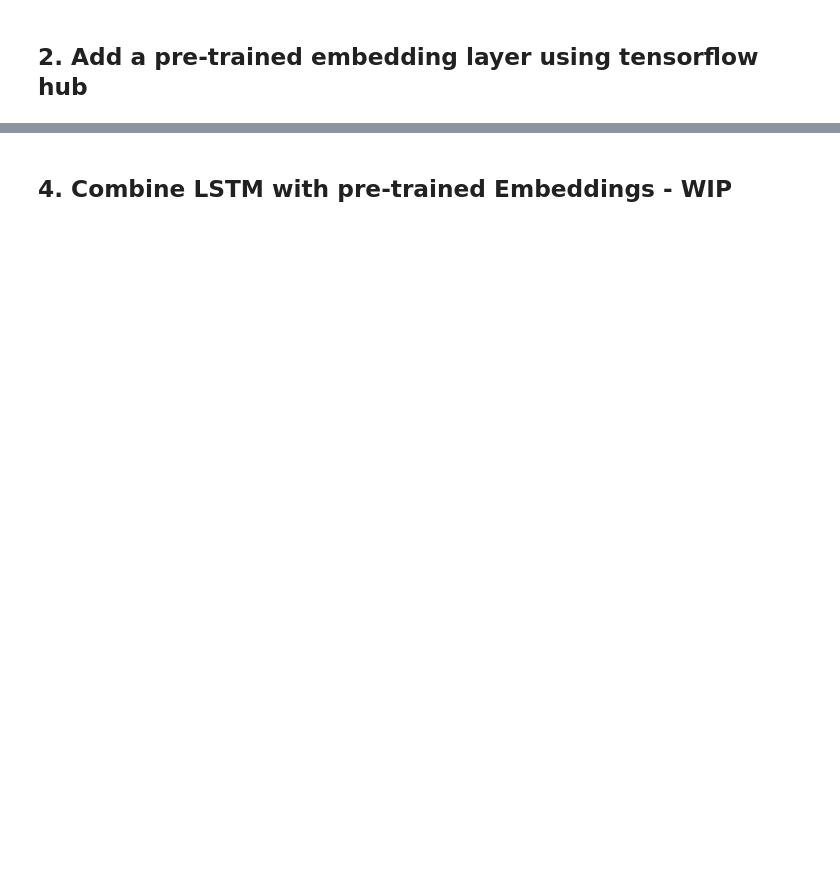
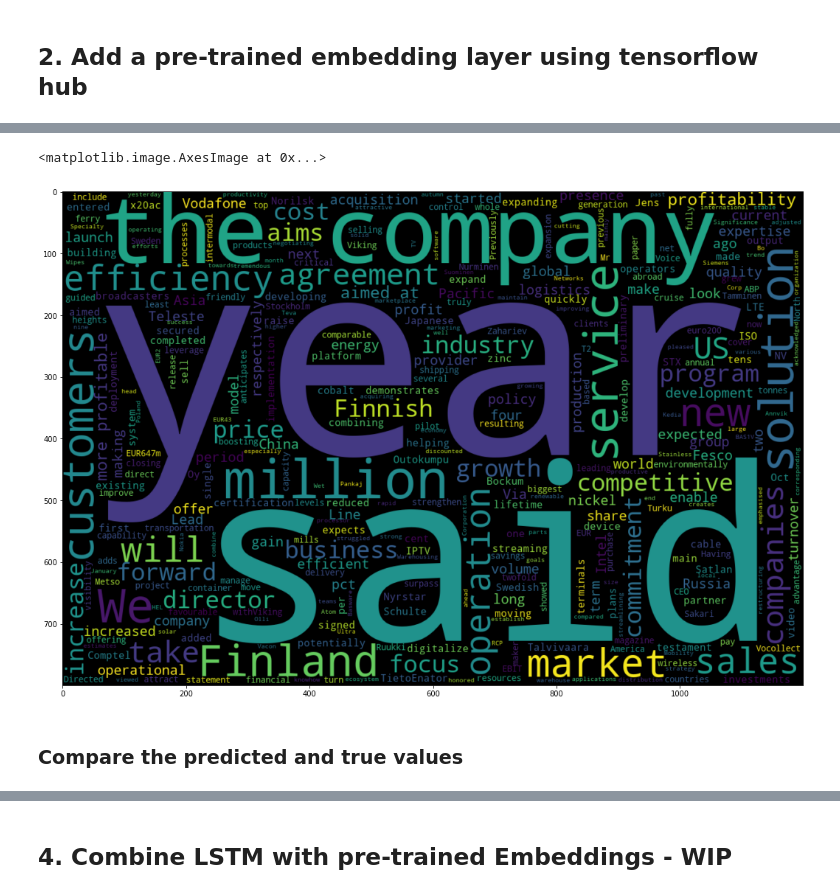
Before and after one commit to henribxn/udacityprojects_term2, a Jupyter notebook: SentimentAnalysisFinance/Text_classification.ipynb, the cells around one changed output, grey strips where cells are left out. Saved outputs shown, nothing was run; the diff lists cells and outputs as text; code cells hidden in the pictures; blank space fills up the shorter version.

```diff
--- a/SentimentAnalysisFinance/Text_classification.ipynb
+++ b/SentimentAnalysisFinance/Text_classification.ipynb
@@ -607,0 +818,11 @@ array([[ 1.5843537 ,  2.3143415 ,  1.050876  ],
+# %%
+top_positive = Y_pred_df[Y_pred_df.positive>0.7].articles
+# %%
+plt.figure(figsize = (18,24)) # Text Reviews with positive Ratings
+wordcloud = WordCloud(min_font_size = 3,stopwords = STOPWORDS, max_words = 2500 , width = 1200 , height = 800).generate(" ".join(top_positive))
+plt.imshow(wordcloud,interpolation = 'bilinear')
+# %% [output]
+<matplotlib.image.AxesImage at 0x...>
+[figure, added]
+# %% [markdown]
+### Compare the predicted and true values
```
Also changed, not shown: parts of 39 cells of this notebook, 1 other file.
